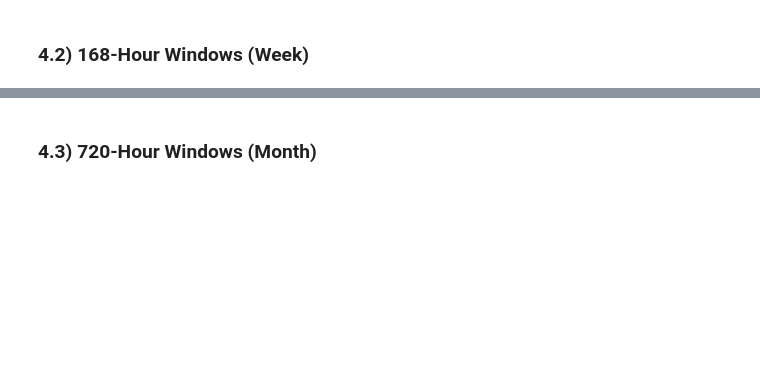
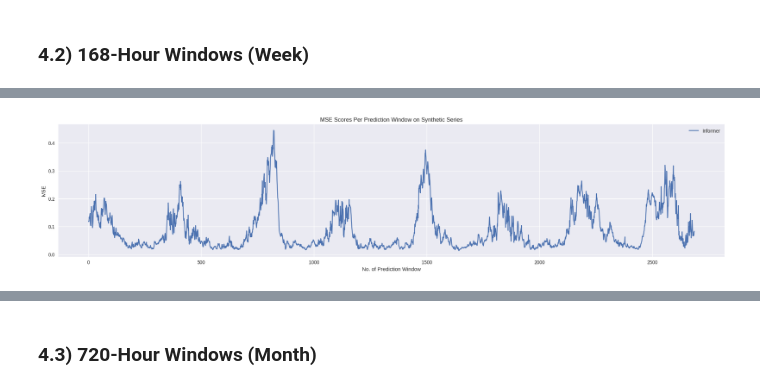
Before and after one commit to anasashb/TransformersEnergyTS, a Jupyter notebook: prototype.ipynb, the cells around one changed output, grey strips where cells are left out. Cells and saved outputs as stored; diff of their text form; code cells hidden in the pictures; blank space fills up the shorter version.

```diff
--- a/prototype.ipynb
+++ b/prototype.ipynb
@@ -205,2 +267,17 @@ With this operation, the authors note that overall memory usage is reduced to $\
 # %% [markdown]
 ### **4.2) 168-Hour Windows (Week)**
+# %%
+# Load Informer Results for 24-Hour Synthetic Data
+informer_synthpreds_168 = np.load('results/informerstack_SYNTHh1_ftS_sl96_ll48_pl168_dm512_nh8_el[3, 2, 1]_dl2_df2048_atprob_fc5_ebtimeF_dtTrue_mxTrue_exp_0/pred.npy')
+synthtrue_168 = np.load('results/informerstack_SYNTHh1_ftS_sl96_ll48_pl168_dm512_nh8_el[3, 2, 1]_dl2_df2048_atprob_fc5_ebtimeF_dtTrue_mxTrue_exp_0/true.npy')
+informer_synthmetrics_168 = np.load('results/informerstack_SYNTHh1_ftS_sl96_ll48_pl168_dm512_nh8_el[3, 2, 1]_dl2_df2048_atprob_fc5_ebtimeF_dtTrue_mxTrue_exp_0/metrics.npy')
+
+# Load Informer Results for 24-hour Wind Data
+informer_windpreds_168 = np.load('results/informerstack_DEWINDh_small_ftS_sl96_ll48_pl168_dm512_nh8_el[3, 2, 1]_dl2_df2048_atprob_fc5_ebtimeF_dtTrue_mxTrue_exp_0/pred.npy')
+windtrue_168 = np.load('results/informerstack_DEWINDh_small_ftS_sl96_ll48_pl168_dm512_nh8_el[3, 2, 1]_dl2_df2048_atprob_fc5_ebtimeF_dtTrue_mxTrue_exp_0/true.npy')
+informer_windmetrics_168 = np.load('results/informerstack_DEWINDh_small_ftS_sl96_ll48_pl168_dm512_nh8_el[3, 2, 1]_dl2_df2048_atprob_fc5_ebtimeF_dtTrue_mxTrue_exp_0/metrics.npy')
+
+# Load Autoformer Results
+
+
+# Load Pyraformer Results
@@ -206,0 +286,23 @@ With this operation, the authors note that overall memory usage is reduced to $\
+# %%
+# Synthetic data
+informer_errors_synth_168 = np.array([MSE(informer_synthpreds_168[i, :, :], synthtrue_168[i, :, :]) for i in range(len(informer_synthpreds_168))])
+#autoformer_errors_synth_168 =
+#pyraformer_errors_synth_168 =
+
+# Wind data
+informer_errors_wind_168 = np.array([MSE(informer_windpreds_168[i, :, :], windtrue_168[i, :, :]) for i in range(len(informer_windpreds_168))])
+#autoformer_errors_wind_168 =
+#pyraformer_errors_wind_168 =
+# %%
+plt.figure(figsize=(25, 5))
+plt.plot(informer_errors_synth_168, label='Informer')
+#plt.plot(autoformer_errors_synth_168, label='Autoformer')
+#plt.plot(pyraformer_errors_synth_168, label='Pyraformer')
+plt.title('MSE Scores Per Prediction Window on Synthetic Series')
+plt.xlabel('No. of Prediction Window')
+plt.ylabel('MSE')
+plt.legend()
+plt.show()
+plt.close()
+# %% [output]
+[figure, added]
```
Also changed, not shown: parts of 20 cells of this notebook.
